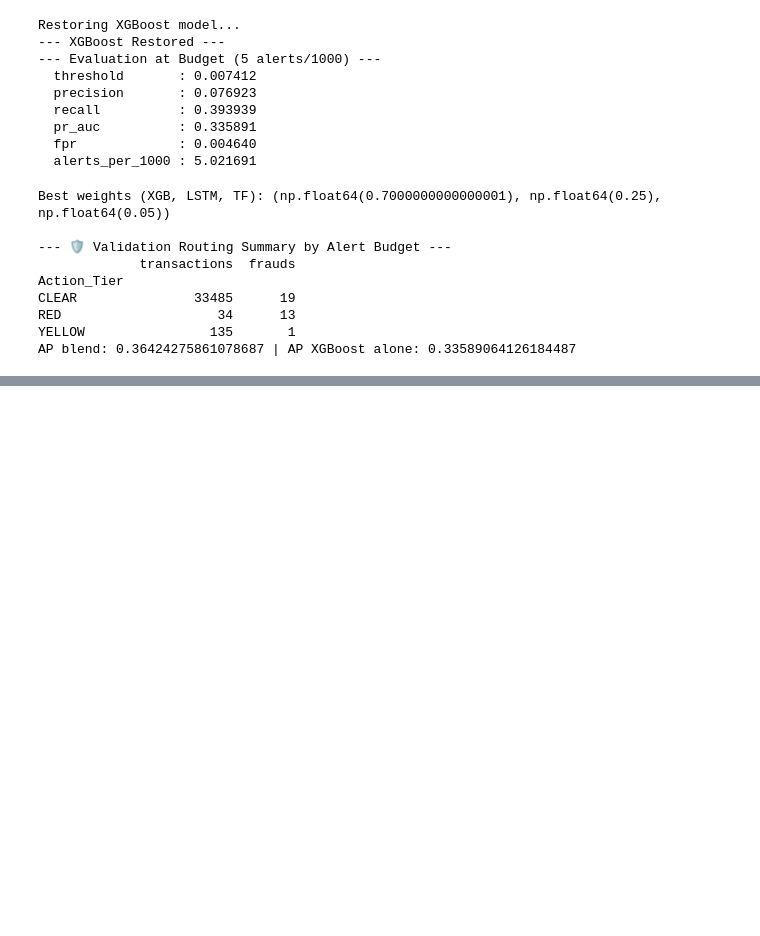
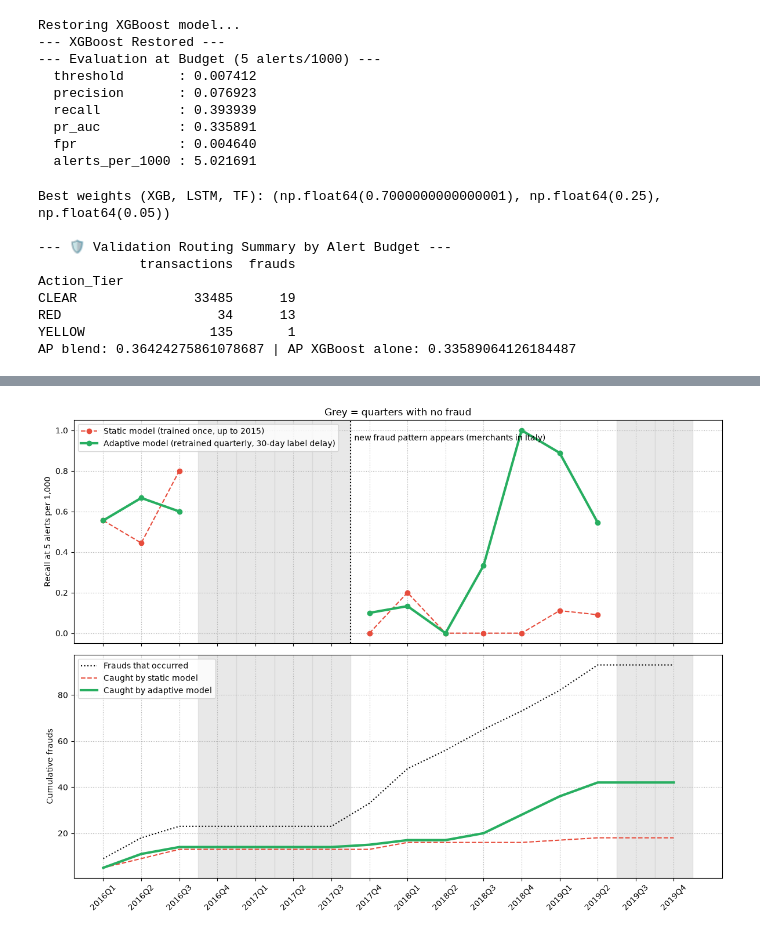
Before and after one commit to Baizas/Viadrina_IBM-Z-Datathon-2026-Project, a Jupyter notebook: Viadrina_Fraud_Detector.ipynb, the cells around one changed output, grey strips where cells are left out. Saved outputs shown, nothing was run; the diff lists cells and outputs as text; code cells hidden in the pictures; blank space fills up the shorter version.

Commit message:
Update Phase 3 review and stream replay evaluation

```diff
--- a/Viadrina_Fraud_Detector.ipynb
+++ b/Viadrina_Fraud_Detector.ipynb
@@ -652,29 +628,23 @@ import pandas as pd
 import numpy as np
 import xgboost as xgb
 from sklearn.metrics import confusion_matrix
+import matplotlib.pyplot as plt
 
 print("--- Starting Stream Replay: Static vs Adaptive (2016-2019) ---")
 
-# 1. Initialize models
-# Static model is trained once on data up to 2015
 static_xgb = xgb.XGBClassifier(scale_pos_weight=scale_weight, random_state=SEED, eval_metric='aucpr')
 static_xgb.fit(X_train, y_train)
 
-# Adaptive model starts identical to static, but will update
 adaptive_xgb = xgb.XGBClassifier(scale_pos_weight=scale_weight, random_state=SEED, eval_metric='aucpr')
 adaptive_xgb.fit(X_train, y_train)
 
-# 2. Set up timeline (2016 through 2019)
 df_stream = df[(df['Year'] >= 2016) & (df['Year'] <= 2019)].copy()
 df_stream['quarter'] = df_stream['ts'].dt.to_period('Q')
-
-# FIX: Sort the Series first, then take unique values
 quarters = df_stream['quarter'].sort_values().unique()
 
 results = []
 
 for q in quarters:
-    # A. Evaluate on the CURRENT quarter
     q_mask = df_stream['quarter'] == q
     X_test_q = df_stream.loc[q_mask, FEATURE_COLUMNS]
     y_test_q = df_stream.loc[q_mask, 'is_fraud']
@@ -682,31 +652,31 @@ for q in quarters:
     if len(y_test_q) == 0:
         continue
 
-    # Evaluate Static Model
+    # Static Model
     st_probs = static_xgb.predict_proba(X_test_q)[:, 1]
     st_thr = threshold_for_budget(st_probs, alerts_per_1000=5)
     st_preds = (st_probs >= st_thr).astype(int)
-    st_tn, st_fp, st_fn, st_tp = confusion_matrix(y_test_q, st_preds, labels=[0, 1]).ravel()
-    st_recall = st_tp / (st_tp + st_fn) if (st_tp + st_fn) > 0 else 0
+    _, st_fp, st_fn, st_tp = confusion_matrix(y_test_q, st_preds, labels=[0, 1]).ravel()
+    st_recall = st_tp / (st_tp + st_fn) if (st_tp + st_fn) > 0 else np.nan
 
-    # Evaluate Adaptive Model
+    # Adaptive Model
     ad_probs = adaptive_xgb.predict_proba(X_test_q)[:, 1]
     ad_thr = threshold_for_budget(ad_probs, alerts_per_1000=5)
     ad_preds = (ad_probs >= ad_thr).astype(int)
-    ad_tn, ad_fp, ad_fn, ad_tp = confusion_matrix(y_test_q, ad_preds, labels=[0, 1]).ravel()
-    ad_recall = ad_tp / (ad_tp + ad_fn) if (ad_tp + ad_fn) > 0 else 0
+    _, ad_fp, ad_fn, ad_tp = confusion_matrix(y_test_q, ad_preds, labels=[0, 1]).ravel()
+    ad_recall = ad_tp / (ad_tp + ad_fn) if (ad_tp + ad_fn) > 0 else np.nan
 
     results.append({
         'Quarter': str(q),
-        'Static_Recall': round(st_recall, 4),
+        'Static_Recall': st_recall,
         'Static_FP': st_fp,
-        'Adaptive_Recall': round(ad_recall, 4),
-        'Adaptive_FP': ad_fp
+        'Adaptive_Recall': ad_recall,
+        'Adaptive_FP': ad_fp,
+        'Frauds': int(y_test_q.sum())
     })
 
-    # B. Retrain Adaptive model for the NEXT quarter
-    # FIX: Enforce the 30-day blind spot rule for visible labels
-    visible_end_time = q.start_time - pd.Timedelta(days=30)
+    # Retrain Adaptive model with label delay lag
+    visible_end_time = q.end_time - pd.Timedelta(days=30)
     visible_start_time = visible_end_time - pd.DateOffset(years=2)
 
     train_mask = (df['ts'] >= visible_start_time) & (df['ts'] < visible_end_time)
@@ -718,10 +688,40 @@ for q in quarters:
         adaptive_xgb.set_params(scale_pos_weight=scale_w)
         adaptive_xgb.fit(X_adapt_train, y_adapt_train)
 
-# 3. Display Results
 replay_df = pd.DataFrame(results)
 print("\n--- 📊 Stream Replay Results ---")
 print(replay_df.to_string(index=False))
+
+# Chart rendering
+fig, (ax1, ax2) = plt.subplots(2, 1, figsize=(12, 9), sharex=True)
+x = np.arange(len(replay_df))
+for i, n in enumerate(replay_df['Frauds']):
+    if n == 0:
+        ax1.axvspan(i - 0.5, i + 0.5, color='lightgrey', alpha=0.5)
+        ax2.axvspan(i - 0.5, i + 0.5, color='lightgrey', alpha=0.5)
+
+ax1.plot(x, replay_df['Static_Recall'], 'o--', color='#e74c3c', label='Static model (trained once, up to 2015)')
+ax1.plot(x, replay_df['Adaptive_Recall'], 'o-', color='#27ae60', linewidth=3, label='Adaptive model (retrained quarterly, 30-day label delay)')
+ax1.axvline(replay_df.index[replay_df['Quarter'] == '2017Q4'][0] - 0.5, color='black', linestyle=':')
+ax1.text(replay_df.index[replay_df['Quarter'] == '2017Q4'][0] - 0.4, 0.95, 'new fraud pattern appears (merchants in Italy)', fontsize=10)
+ax1.set_ylabel('Recall at 5 alerts per 1,000')
+ax1.set_ylim(-0.05, 1.05)
+ax1.legend(loc='upper left')
+ax1.grid(True, linestyle=':')
+ax1.set_title('Grey = quarters with no fraud')
+
+caught_s = (replay_df['Static_Recall'].fillna(0) * replay_df['Frauds']).cumsum()
+caught_a = (replay_df['Adaptive_Recall'].fillna(0) * replay_df['Frauds']).cumsum()
+ax2.plot(x, replay_df['Frauds'].cumsum(), 'k:', label='Frauds that occurred')
+ax2.plot(x, caught_s, '--', color='#e74c3c', label='Caught by static model')
+ax2.plot(x, caught_a, '-', color='#27ae60', linewidth=3, label='Caught by adaptive model')
+ax2.set_ylabel('Cumulative frauds')
+ax2.legend(loc='upper left')
+ax2.grid(True, linestyle=':')
+ax2.set_xticks(x)
+ax2.set_xticklabels(replay_df['Quarter'], rotation=45)
+plt.tight_layout()
+plt.show()
 # %% [output]
 --- Starting Stream Replay: Static vs Adaptive (2016-2019) ---
 
@@ -746,3 +746,4 @@ Quarter  Static_Recall  Static_FP  Adaptive_Recall  Adaptive_FP
+[figure, added]
 # %%
 import matplotlib.pyplot as plt
 import os
```
Also changed, not shown: parts of 7 cells of this notebook, 1 other file.
